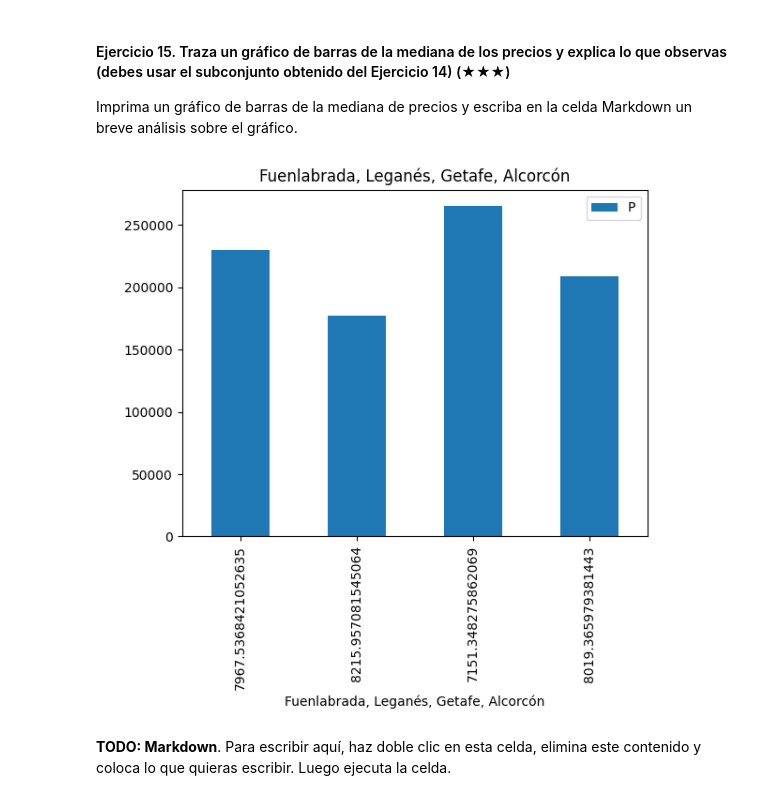
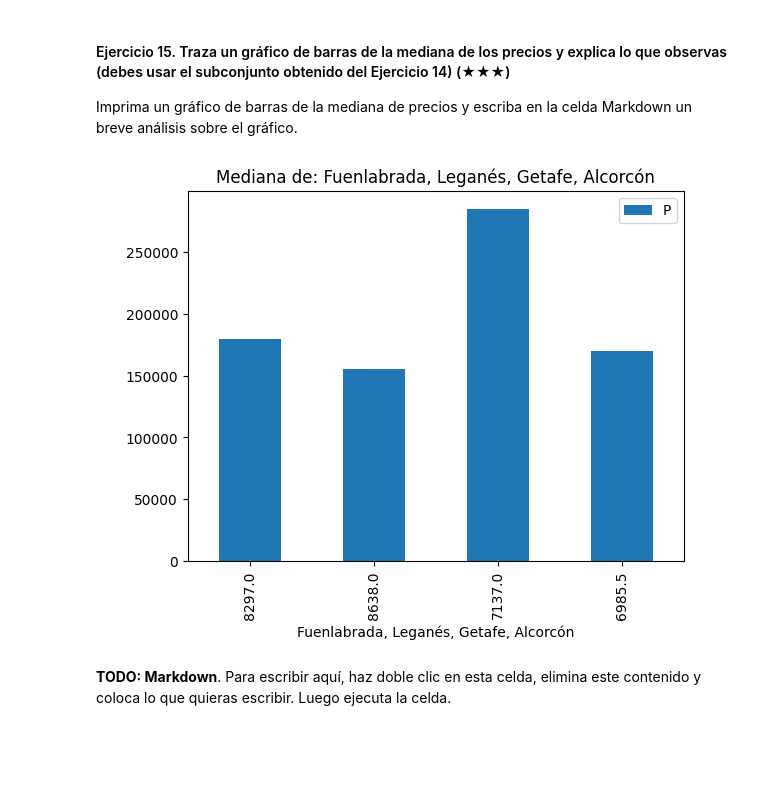
Before and after one commit to misadeep/realestate-datacleanup-exercise, a Jupyter notebook: project.es.ipynb, the cells around one changed output. Cells and saved outputs as stored; diff of their text form; code cells hidden in the pictures; blank space fills up the shorter version.

```diff
--- a/project.es.ipynb
+++ b/project.es.ipynb
@@ -508,17 +508,17 @@ print(subpoblacionsur.head())
 Imprima un gráfico de barras de la mediana de precios y escriba en la celda Markdown un breve análisis sobre el gráfico.
 # %%
 # TODO: Code
-subpoblacionsurmean = subpoblacionsur.mean(numeric_only=True)
-subpoblacionsurmean.plot(kind='bar', x='Unnamed: 0', y='price')
-plt.title('Fuenlabrada, Leganés, Getafe, Alcorcón')
+subpoblacionsurmediana = subpoblacionsur.median(numeric_only=True)
+subpoblacionsurmediana.plot(kind='bar', x='Unnamed: 0', y='price')
+plt.title('Mediana de: Fuenlabrada, Leganés, Getafe, Alcorcón')
 plt.xlabel('Fuenlabrada, Leganés, Getafe, Alcorcón')
 plt.ylabel(' ')
 plt.legend('Precio promedio de Fuenlabrada, Leganés, Getafe, Alcorcón')
 plt.show()
 #print(subpoblacionsurmean)
 #print(subpoblacionsur)
 # %% [output]
-[figure, old version]
+[figure, new version]
 # %% [markdown]
 **TODO: Markdown**. Para escribir aquí, haz doble clic en esta celda, elimina este contenido y coloca lo que quieras escribir. Luego ejecuta la celda.
 # %% [markdown]
```
